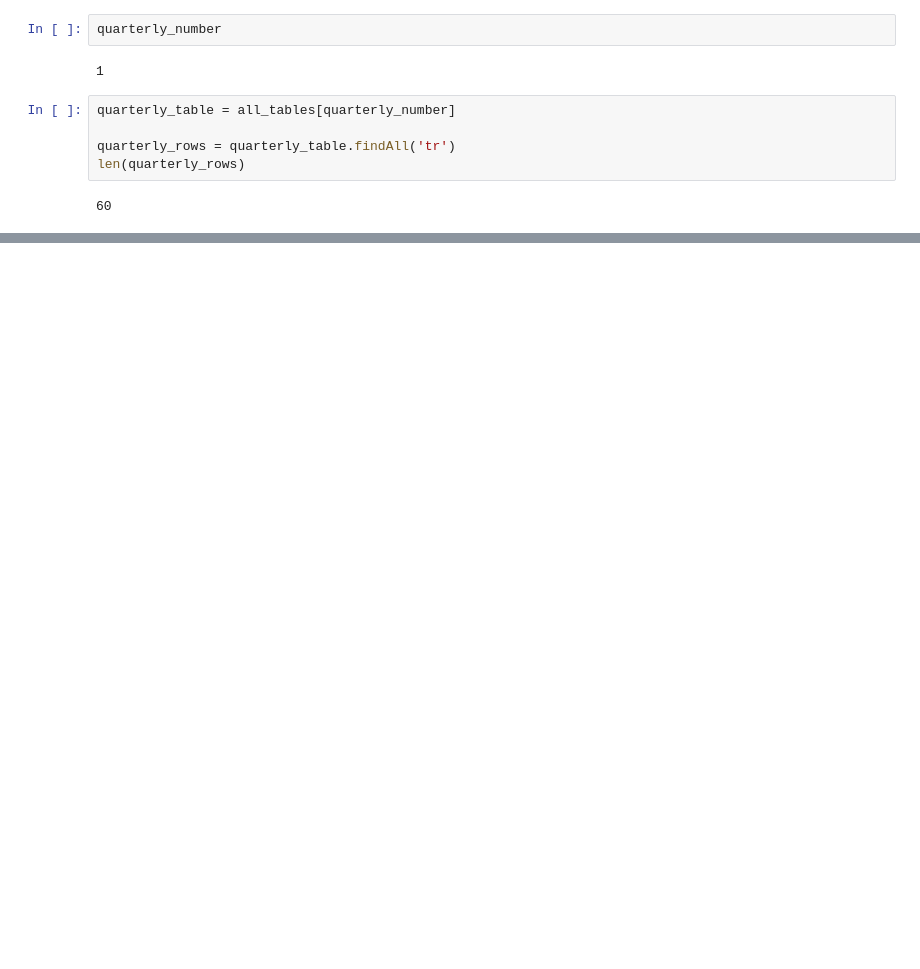
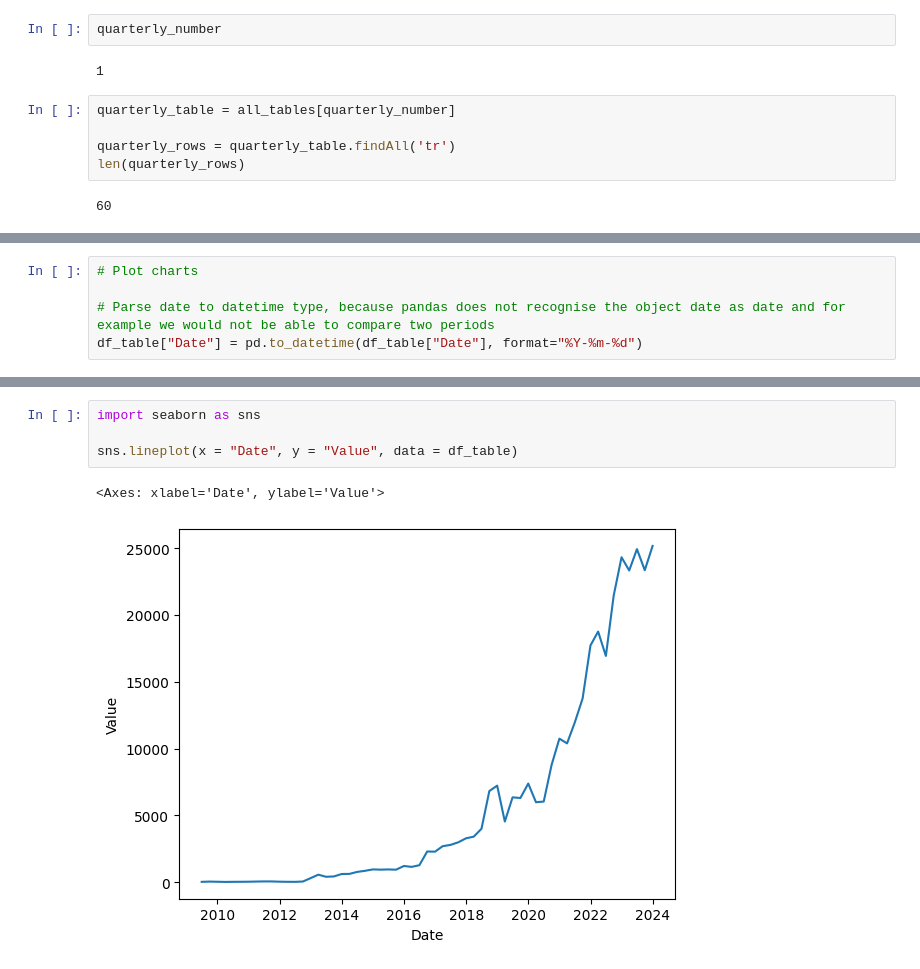
Before and after one commit to maria-pigazzi/web-scraping-project-tutorial, a Jupyter notebook: src/exercise.ipynb, the cells around one changed output, grey strips where cells are left out. Cells and saved outputs as stored; diff of their text form; blank space fills up the shorter version.

```diff
--- a/src/exercise.ipynb
+++ b/src/exercise.ipynb
@@ -80,0 +176,5 @@ df_table.plot()
+# %%
+# Plot charts
+
+# Parse date to datetime type, because pandas does not recognise the object date as date and for example we would not be able to compare two periods
+df_table["Date"] = pd.to_datetime(df_table["Date"], format="%Y-%m-%d")
@@ -80,0 +193,7 @@ df_table.plot()
+# %%
+import seaborn as sns
+
+sns.lineplot(x = "Date", y = "Value", data = df_table)
+# %% [output]
+<Axes: xlabel='Date', ylabel='Value'>
+[figure, added]
```
Also changed, not shown: parts of 15 cells of this notebook, 1 other file.
